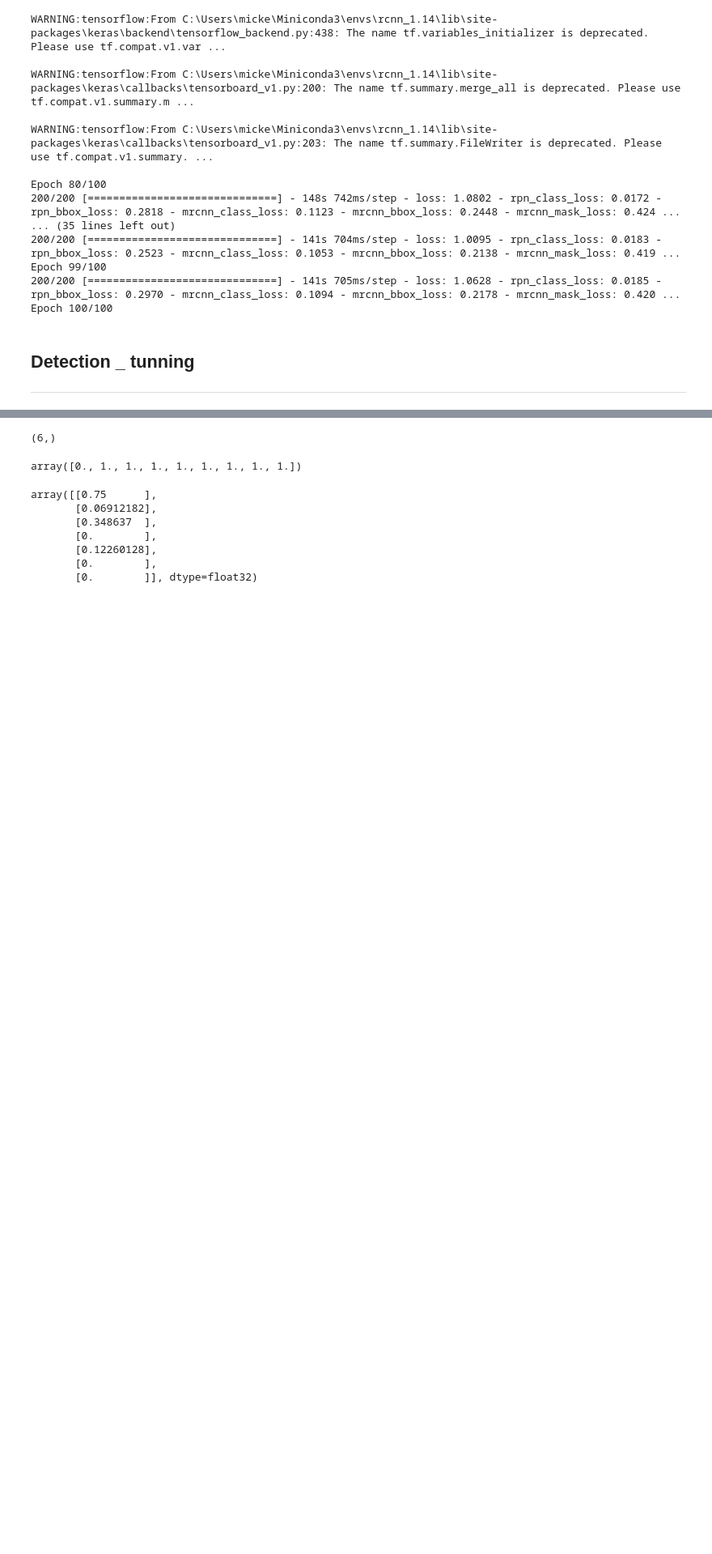
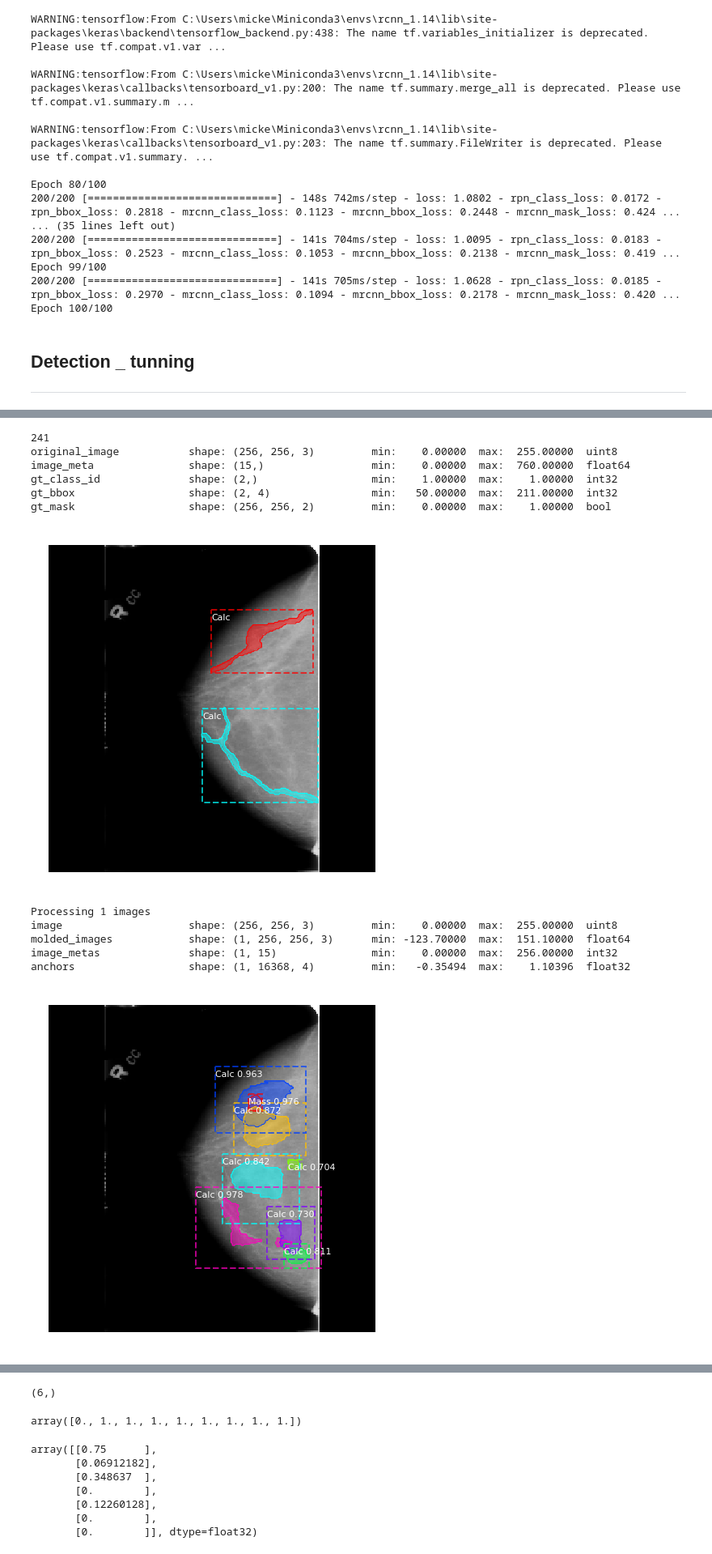
Before and after one commit to Jonghyun-2/Mask_RCNN, a Jupyter notebook: samples/shapes/calc_mass_detection.ipynb, the cells around one changed output, grey strips where cells are left out. Shown at 81% size. Saved outputs shown, nothing was run; the diff lists cells and outputs as text; code cells hidden in the pictures; blank space fills up the shorter version.

```diff
--- a/samples/shapes/calc_mass_detection.ipynb
+++ b/samples/shapes/calc_mass_detection.ipynb
@@ -955,3 +971,43 @@ anchors                  shape: (1, 16368, 4)         min:   -0.35494  max:    1
+# %%
+# Test on a random image
+# well : 529
+# 478
+image_id = random.choice(dataset_train.image_ids)
+
+print(image_id)
+original_image, image_meta, gt_class_id, gt_bbox, gt_mask =\
+    modellib.load_image_gt(dataset_train, inference_config,
+                           image_id, use_mini_mask=False)
+
+log("original_image", original_image)
+log("image_meta", image_meta)
+log("gt_class_id", gt_class_id)
+log("gt_bbox", gt_bbox)
+log("gt_mask", gt_mask)
+
+visualize.display_instances(original_image, gt_bbox, gt_mask, gt_class_id,
+                            dataset_train.class_names, figsize=(8, 8))
+
+
+results = model.detect([original_image], verbose=1)
+
+r = results[0]
+visualize.display_instances(original_image, r['rois'], r['masks'], r['class_ids'],
+                            dataset_train.class_names, r['scores'], ax=get_ax())
+# %% [output]
+241
+original_image           shape: (256, 256, 3)         min:    0.00000  max:  255.00000  uint8
+image_meta               shape: (15,)                 min:    0.00000  max:  760.00000  float64
+gt_class_id              shape: (2,)                  min:    1.00000  max:    1.00000  int32
+gt_bbox                  shape: (2, 4)                min:   50.00000  max:  211.00000  int32
+gt_mask                  shape: (256, 256, 2)         min:    0.00000  max:    1.00000  bool
+[figure, added]
+Processing 1 images
+image                    shape: (256, 256, 3)         min:    0.00000  max:  255.00000  uint8
+molded_images            shape: (1, 256, 256, 3)      min: -123.70000  max:  151.10000  float64
+image_metas              shape: (1, 15)               min:    0.00000  max:  256.00000  int32
+anchors                  shape: (1, 16368, 4)         min:   -0.35494  max:    1.10396  float32
+[figure, added]
 # %%
 # Compute VOC-Style mAP @ IoU=0.5
 # Running on 10 images. Increase for better accuracy.
```
Also changed, not shown: parts of 7 cells of this notebook, 5 other files.
